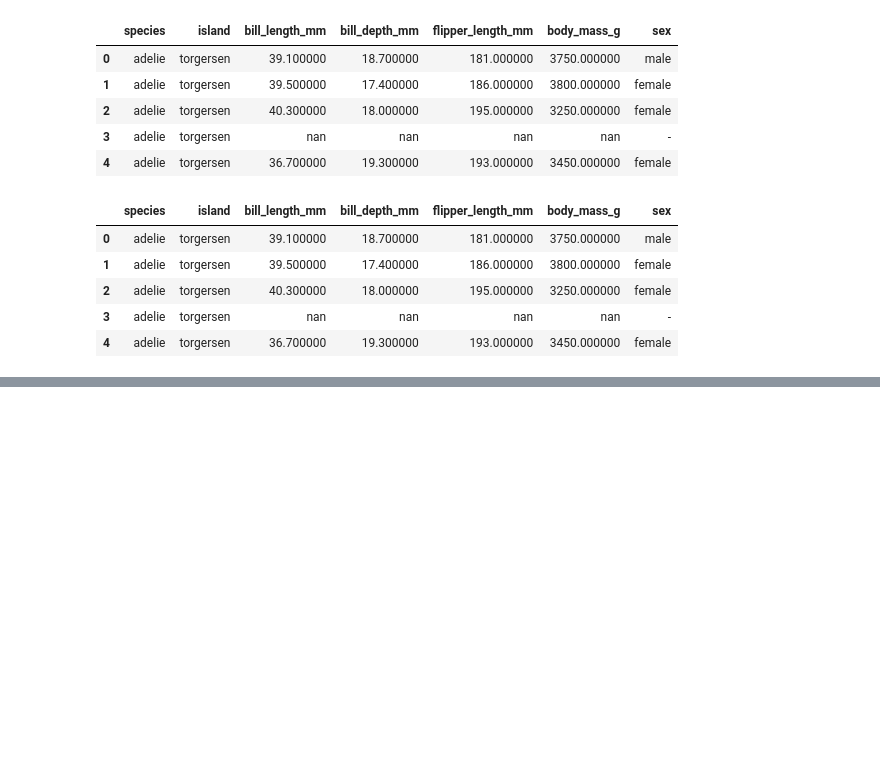
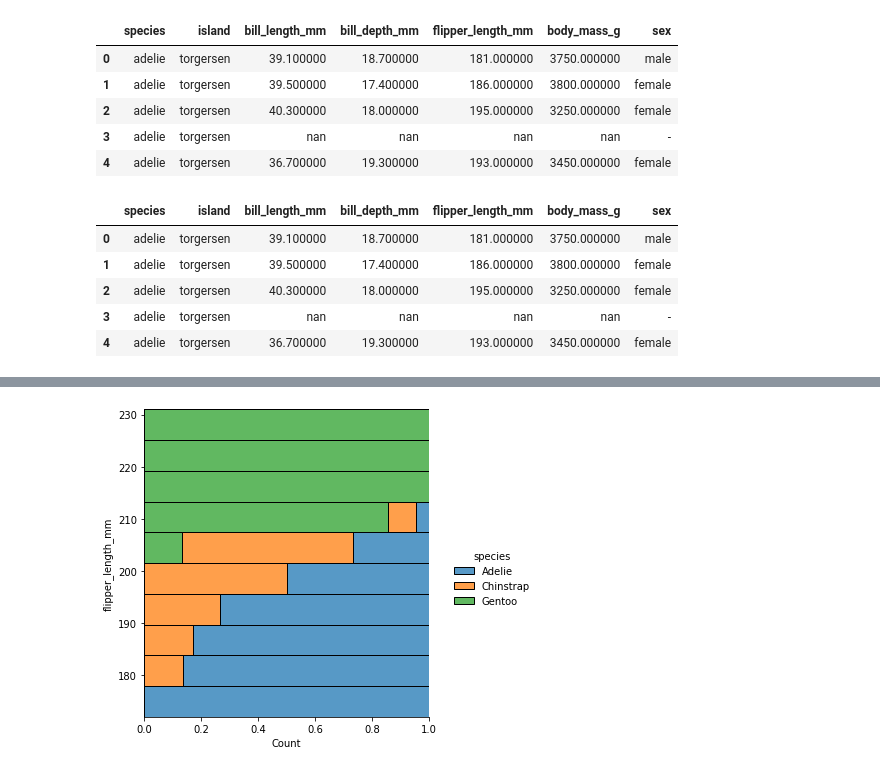
Before and after one commit to froll123/Python_Seminar10, a Jupyter notebook: Практическая_10.ipynb, the cells around one changed output, grey strips where cells are left out. Cells and saved outputs as stored; diff of their text form; code cells hidden in the pictures; blank space fills up the shorter version.

```diff
--- a/Практическая_10.ipynb
+++ b/Практическая_10.ipynb
@@ -207,0 +231,7 @@ numeric_columns = ['bill_length_mm',
+# %%
+sns.displot(y='flipper_length_mm',
+            hue='species',
+            multiple='fill',
+            data=penguins);
+# %% [output]
+[figure, added]
```
Also changed, not shown: parts of 10 cells of this notebook.
